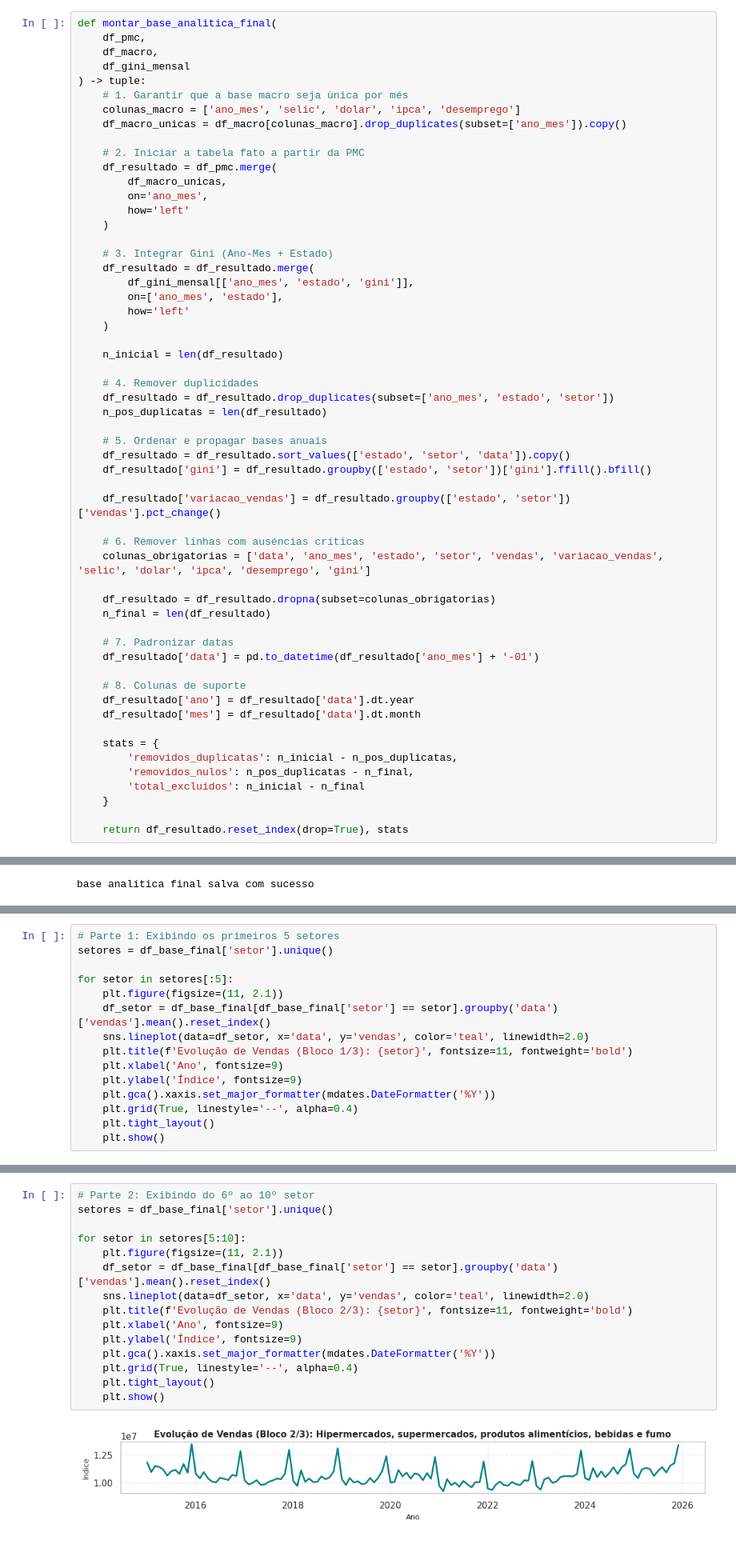
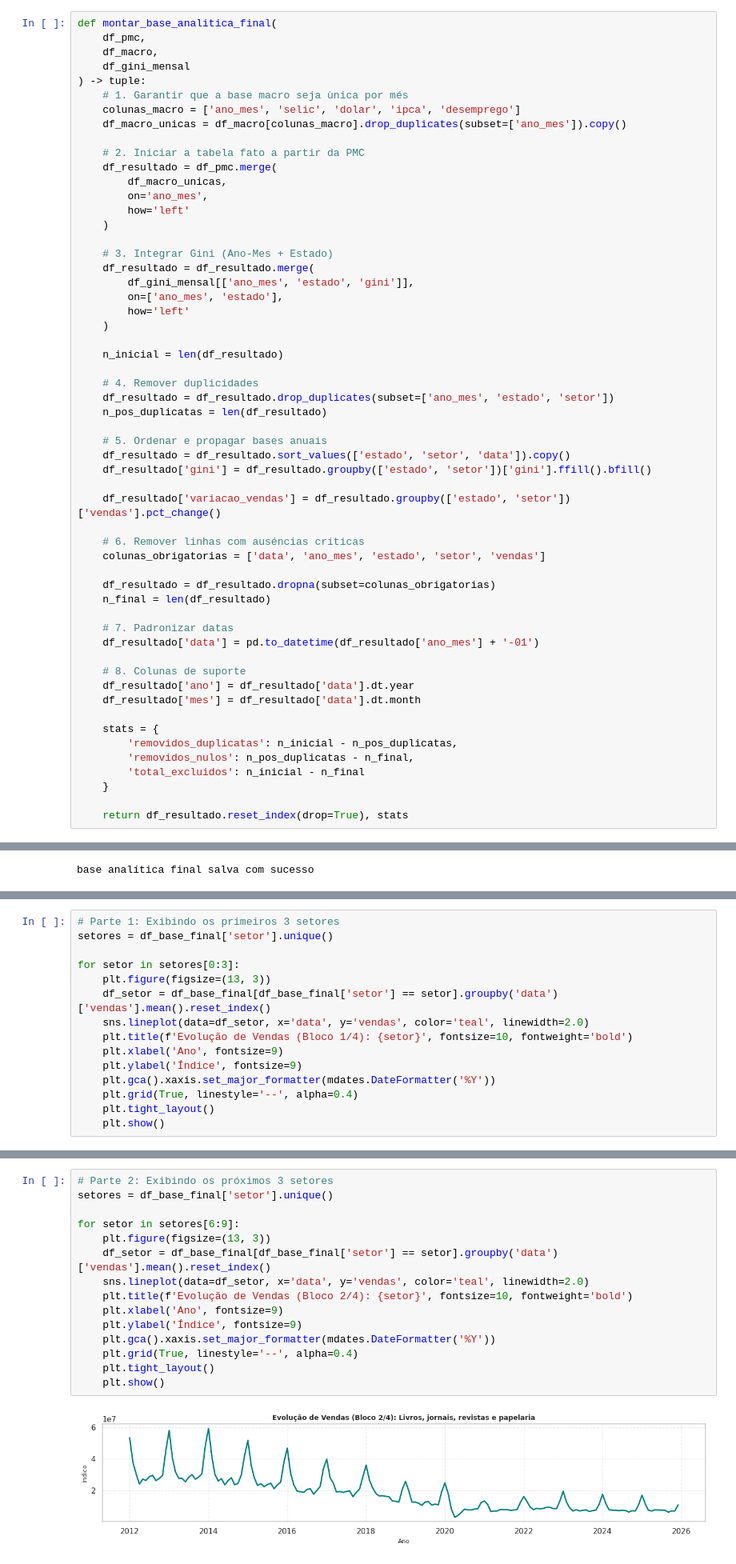
Before and after one commit to leandromvs/MVP-Analise-de-dados-e-boas-praticas-PUC-RIO, a Jupyter notebook: MVP_Analise_de_dados_e_boas_praticas_PUC_RIO_FINAL.ipynb, the cells around one changed output, grey strips where cells are left out. Shown at 80% size. Cells and saved outputs as stored; diff of their text form.

```diff
--- a/MVP_Analise_de_dados_e_boas_praticas_PUC_RIO_FINAL.ipynb
+++ b/MVP_Analise_de_dados_e_boas_praticas_PUC_RIO_FINAL.ipynb
@@ -1387,7 +1353,7 @@ def montar_base_analitica_final(
     df_resultado['variacao_vendas'] = df_resultado.groupby(['estado', 'setor'])['vendas'].pct_change()
 
     # 6. Remover linhas com auséncias críticas
-    colunas_obrigatorias = ['data', 'ano_mes', 'estado', 'setor', 'vendas', 'variacao_vendas', 'selic', 'dolar', 'ipca', 'desemprego', 'gini']
+    colunas_obrigatorias = ['data', 'ano_mes', 'estado', 'setor', 'vendas']
 
     df_resultado = df_resultado.dropna(subset=colunas_obrigatorias)
     n_final = len(df_resultado)
@@ -1589,12 +1555,12 @@ None
 # %%
-# Parte 1: Exibindo os primeiros 5 setores
+# Parte 1: Exibindo os primeiros 3 setores
 setores = df_base_final['setor'].unique()
 
-for setor in setores[:5]:
-    plt.figure(figsize=(11, 2.1))
+for setor in setores[0:3]:
+    plt.figure(figsize=(13, 3))
     df_setor = df_base_final[df_base_final['setor'] == setor].groupby('data')['vendas'].mean().reset_index()
     sns.lineplot(data=df_setor, x='data', y='vendas', color='teal', linewidth=2.0)
-    plt.title(f'Evolução de Vendas (Bloco 1/3): {setor}', fontsize=11, fontweight='bold')
+    plt.title(f'Evolução de Vendas (Bloco 1/4): {setor}', fontsize=10, fontweight='bold')
     plt.xlabel('Ano', fontsize=9)
     plt.ylabel('Índice', fontsize=9)
     plt.gca().xaxis.set_major_formatter(mdates.DateFormatter('%Y'))
@@ -1610,17 +1574,17 @@ for setor in setores[:5]:
 # %%
-# Parte 2: Exibindo do 6º ao 10º setor
+# Parte 2: Exibindo os próximos 3 setores
 setores = df_base_final['setor'].unique()
 
-for setor in setores[5:10]:
-    plt.figure(figsize=(11, 2.1))
+for setor in setores[6:9]:
+    plt.figure(figsize=(13, 3))
     df_setor = df_base_final[df_base_final['setor'] == setor].groupby('data')['vendas'].mean().reset_index()
     sns.lineplot(data=df_setor, x='data', y='vendas', color='teal', linewidth=2.0)
-    plt.title(f'Evolução de Vendas (Bloco 2/3): {setor}', fontsize=11, fontweight='bold')
+    plt.title(f'Evolução de Vendas (Bloco 2/4): {setor}', fontsize=10, fontweight='bold')
     plt.xlabel('Ano', fontsize=9)
     plt.ylabel('Índice', fontsize=9)
     plt.gca().xaxis.set_major_formatter(mdates.DateFormatter('%Y'))
     plt.grid(True, linestyle='--', alpha=0.4)
     plt.tight_layout()
     plt.show()
 # %% [output]
-[figure, old version]
+[figure, new version]
```
Also changed, not shown: parts of 88 cells of this notebook.
